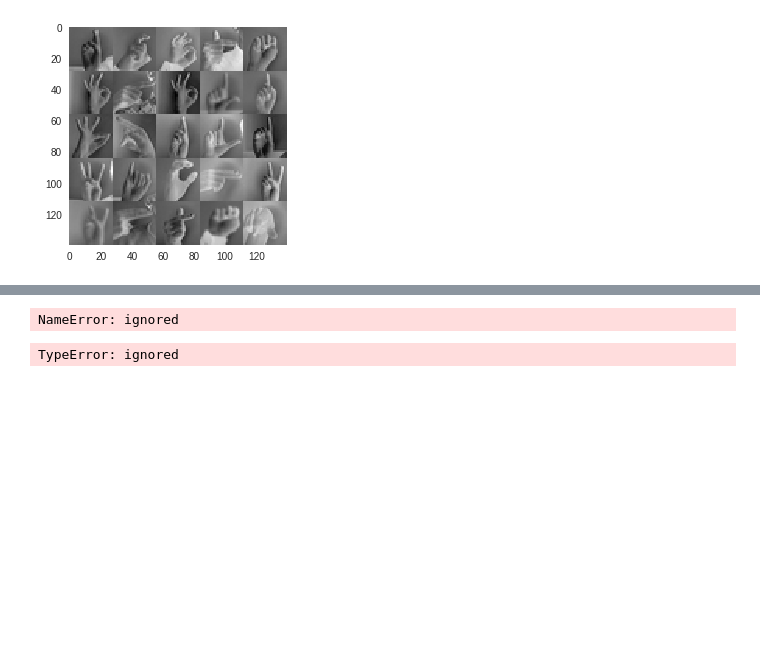
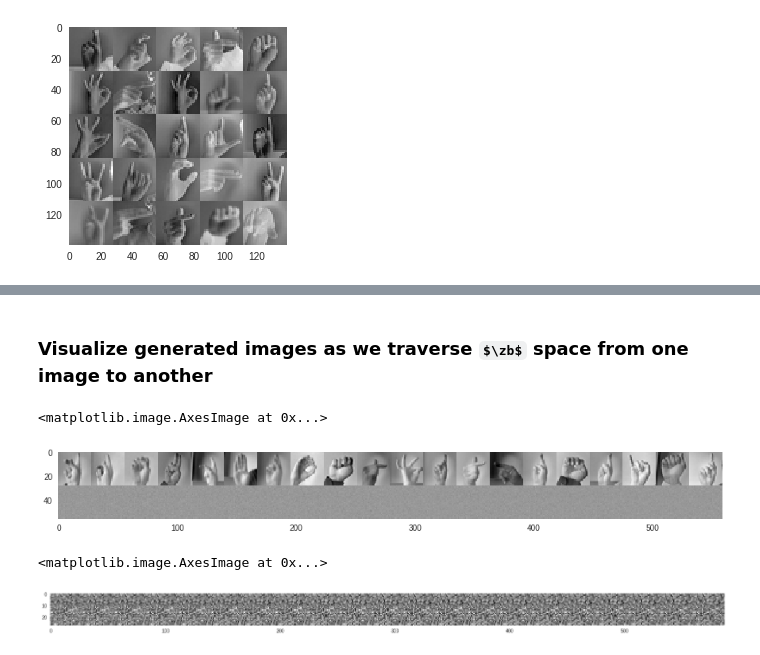
Before and after one commit to VibhuJawa/ASL_variational_autoencoders, a Jupyter notebook: VAE_ALS_ConvNets.ipynb, the cells around one changed output, grey strips where cells are left out. Drawn from its saved outputs; the diff is of its cells as text; code cells hidden in the pictures; some formulas as TeX source; blank space fills up the shorter version.

```diff
--- a/VAE_ALS_ConvNets.ipynb
+++ b/VAE_ALS_ConvNets.ipynb
@@ -344,6 +348,25 @@ Step 07400 / 10000. Loss: 4008.62.
+# %% [markdown]
+### Visualize generated images as we traverse $\zb$ space from one image to another
+# %%
+samples = batch(20, X_train.astype(np.float32))
+
+mu_z, sigma_z = encoder(samples)
+z = encoder.rsample(mu_z, sigma_z)
+mu_x, sigma_x = decoder(z)
+
+samples = samples.view(-1, HEIGHT, WIDTH).data.cpu().numpy()
+samples = np.concatenate(samples, axis=1)
+mu_x = mu_x.view(-1, HEIGHT, WIDTH).data.cpu().numpy()
+mu_x = np.concatenate(mu_x, axis=1)
+plt.figure(figsize=(15, 5))
+plt.set_cmap('gray')
+plt.imshow(np.concatenate([samples, mu_x], axis=0))
+# %% [output]
+<matplotlib.image.AxesImage at 0x...>
+[figure, added]
 # %%
-z_1 = z[1] # TODO
-z_7 = z[4] # TODO
+z_1 = z[0] # TODO
+z_7 = z[8] # TODO
 mixture_coefs = Variable(torch.arange(0.0, 1.0, 0.05).cuda()).view(-1, 1)
 z_interp = (1.0 - mixture_coefs)**.5 * z_1 + mixture_coefs**.5 * z_7
 mu_x, sigma_x = decoder(z_interp) # TODO
@@ -353,20 +376,5 @@ plt.figure(figsize=(25, 5))
 plt.set_cmap('gray')
 plt.imshow(mu_x)
 # %% [output]
-NameError: ignored
+<matplotlib.image.AxesImage at 0x...>
+[figure, added]
-# %%
-samples = batch(10)
-
-mu_z, sigma_z = encoder(samples)
-z = encoder.rsample(mu_z, sigma_z)
-mu_x, sigma_x = decoder(z)
-
-samples = samples.view(-1, HEIGHT, WIDTH).data.cpu().numpy()
-samples = np.concatenate(samples, axis=1)
-mu_x = mu_x.view(-1, HEIGHT, WIDTH).data.cpu().numpy()
-mu_x = np.concatenate(mu_x, axis=1)
-plt.figure(figsize=(15, 5))
-plt.set_cmap('gray')
-plt.imshow(np.concatenate([samples, mu_x], axis=0))
-# %% [output]
-TypeError: ignored
```
Also changed, not shown: parts of 14 cells of this notebook.
